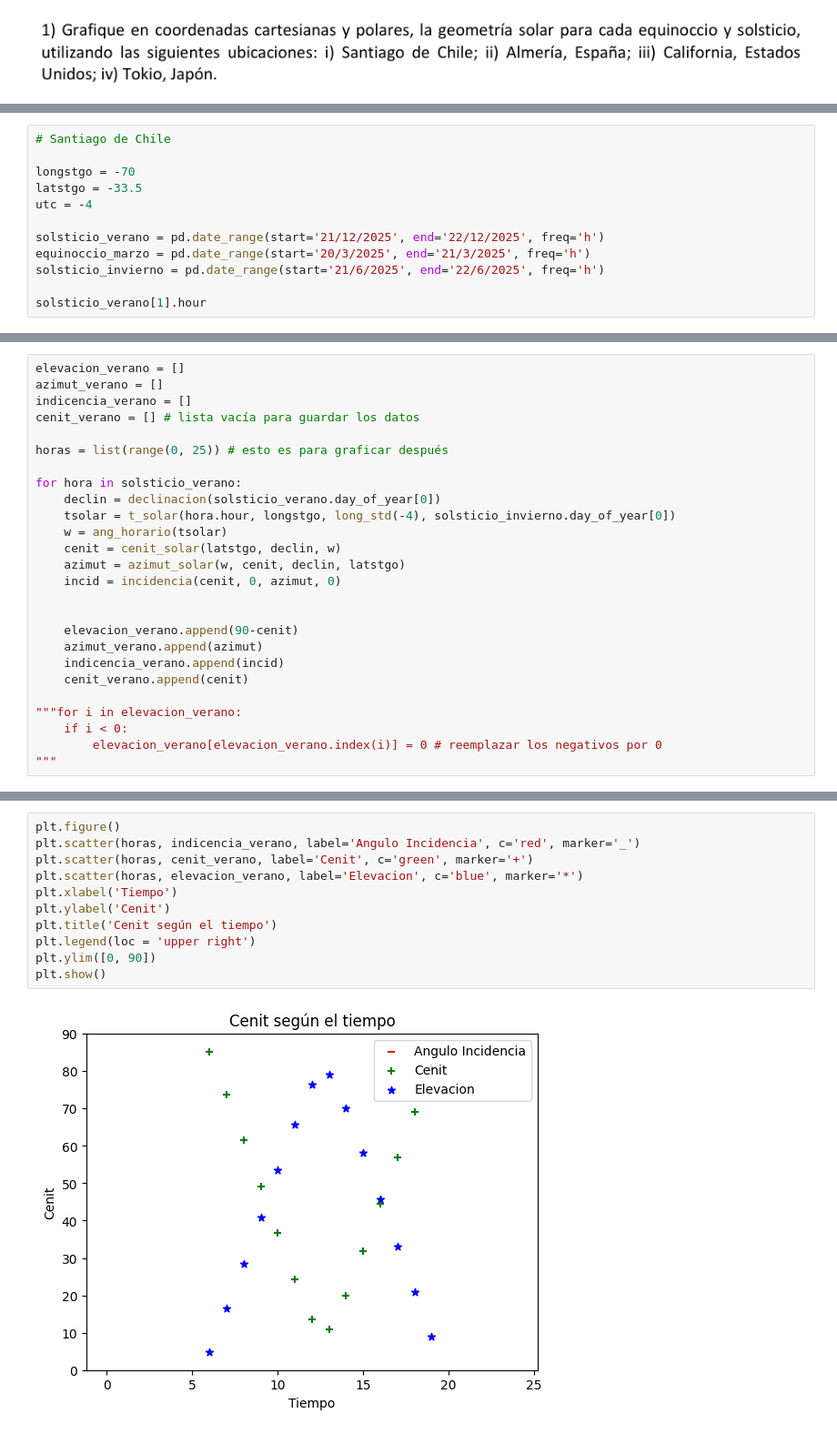
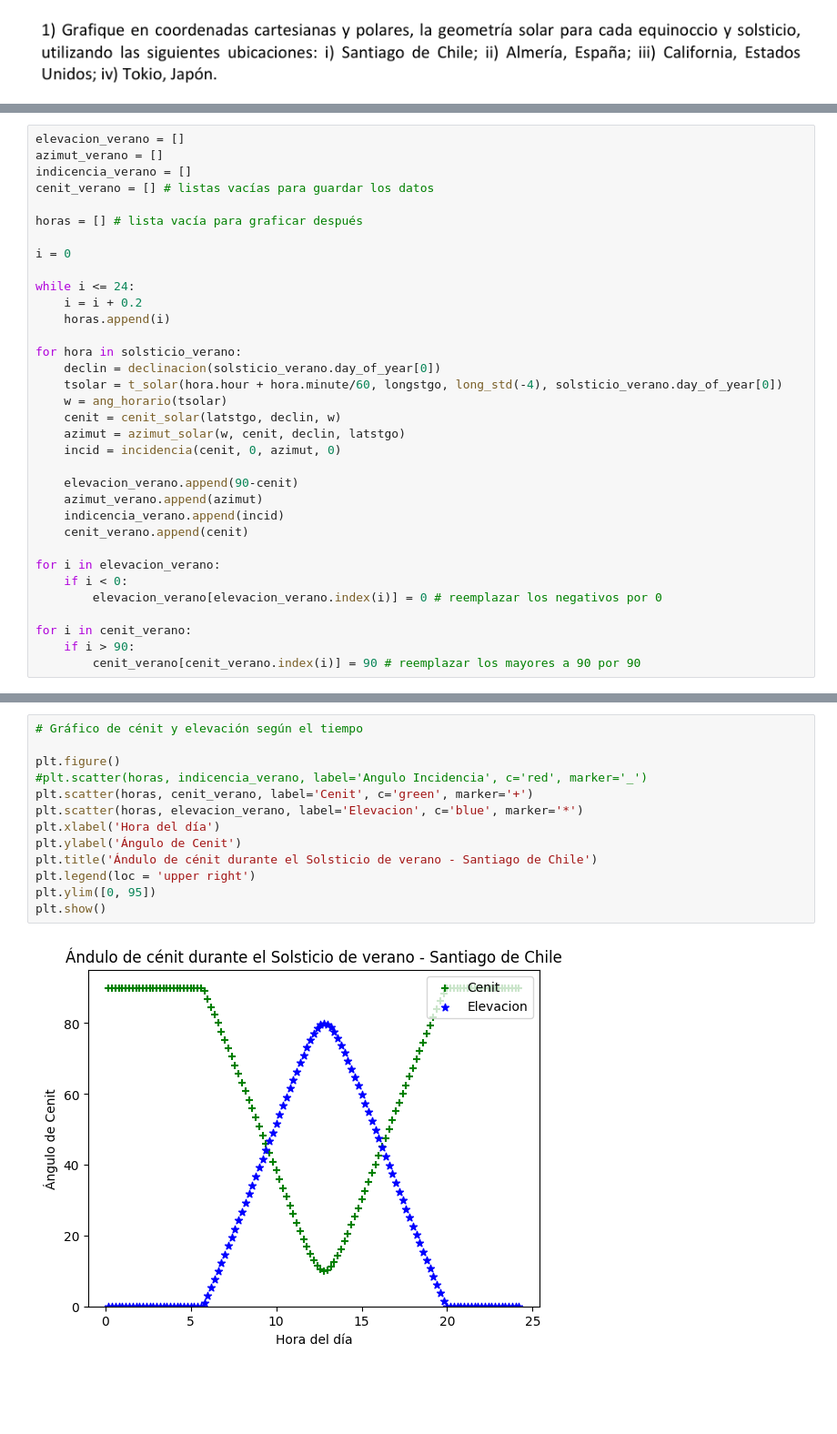
Before and after one commit to felipeschmidt01/Tareas-Fotovoltaicos, a Jupyter notebook: Tarea 1/Tarea 1 - memoria de cálculo.ipynb, the cells around one changed output, grey strips where cells are left out. Shown at 91% size. Cells and saved outputs as stored; diff of their text form; blank space fills up the shorter version.

Commit message:
Pregunta 1 lista - todos los gráficos hechos

```diff
--- a/Tarea 1/Tarea 1 - memoria de cálculo.ipynb
+++ b/Tarea 1/Tarea 1 - memoria de cálculo.ipynb
@@ -70,12 +84,0 @@ dias = pd.date_range(start='1/1/2025', end='31/12/2026', freq='h')
-# %%
-# Santiago de Chile
-
-longstgo = -70
-latstgo = -33.5
-utc = -4
-
-solsticio_verano = pd.date_range(start='21/12/2025', end='22/12/2025', freq='h')
-equinoccio_marzo = pd.date_range(start='20/3/2025', end='21/3/2025', freq='h')
-solsticio_invierno = pd.date_range(start='21/6/2025', end='22/6/2025', freq='h')
-
-solsticio_verano[1].hour
@@ -85,25 +86,33 @@ solsticio_verano[1].hour
 elevacion_verano = []
 azimut_verano = []
 indicencia_verano = []
-cenit_verano = [] # lista vacía para guardar los datos
+cenit_verano = [] # listas vacías para guardar los datos
 
-horas = list(range(0, 25)) # esto es para graficar después
+horas = [] # lista vacía para graficar después
+
+i = 0
+
+while i <= 24:
+    i = i + 0.2
+    horas.append(i)
 
 for hora in solsticio_verano:
     declin = declinacion(solsticio_verano.day_of_year[0])
-    tsolar = t_solar(hora.hour, longstgo, long_std(-4), solsticio_invierno.day_of_year[0])
+    tsolar = t_solar(hora.hour + hora.minute/60, longstgo, long_std(-4), solsticio_verano.day_of_year[0])
     w = ang_horario(tsolar)
     cenit = cenit_solar(latstgo, declin, w)
     azimut = azimut_solar(w, cenit, declin, latstgo)
     incid = incidencia(cenit, 0, azimut, 0)
-
 
     elevacion_verano.append(90-cenit)
     azimut_verano.append(azimut)
     indicencia_verano.append(incid)
     cenit_verano.append(cenit)
 
-"""for i in elevacion_verano:
+for i in elevacion_verano:
     if i < 0:
         elevacion_verano[elevacion_verano.index(i)] = 0 # reemplazar los negativos por 0
-"""
+
+for i in cenit_verano:
+    if i > 90:
+        cenit_verano[cenit_verano.index(i)] = 90 # reemplazar los mayores a 90 por 90
@@ -112,13 +119,15 @@ for hora in solsticio_verano:
 # %%
+# Gráfico de cénit y elevación según el tiempo
+
 plt.figure()
-plt.scatter(horas, indicencia_verano, label='Angulo Incidencia', c='red', marker='_')
+#plt.scatter(horas, indicencia_verano, label='Angulo Incidencia', c='red', marker='_')
 plt.scatter(horas, cenit_verano, label='Cenit', c='green', marker='+')
 plt.scatter(horas, elevacion_verano, label='Elevacion', c='blue', marker='*')
-plt.xlabel('Tiempo')
-plt.ylabel('Cenit')
-plt.title('Cenit según el tiempo')
+plt.xlabel('Hora del día')
+plt.ylabel('Ángulo de Cenit')
+plt.title('Ándulo de cénit durante el Solsticio de verano - Santiago de Chile')
 plt.legend(loc = 'upper right')
-plt.ylim([0, 90])
+plt.ylim([0, 95])
 plt.show()
 # %% [output]
-[figure, old version]
+[figure, new version]
```
Also changed, not shown: parts of 69 cells of this notebook, 1 other file.
